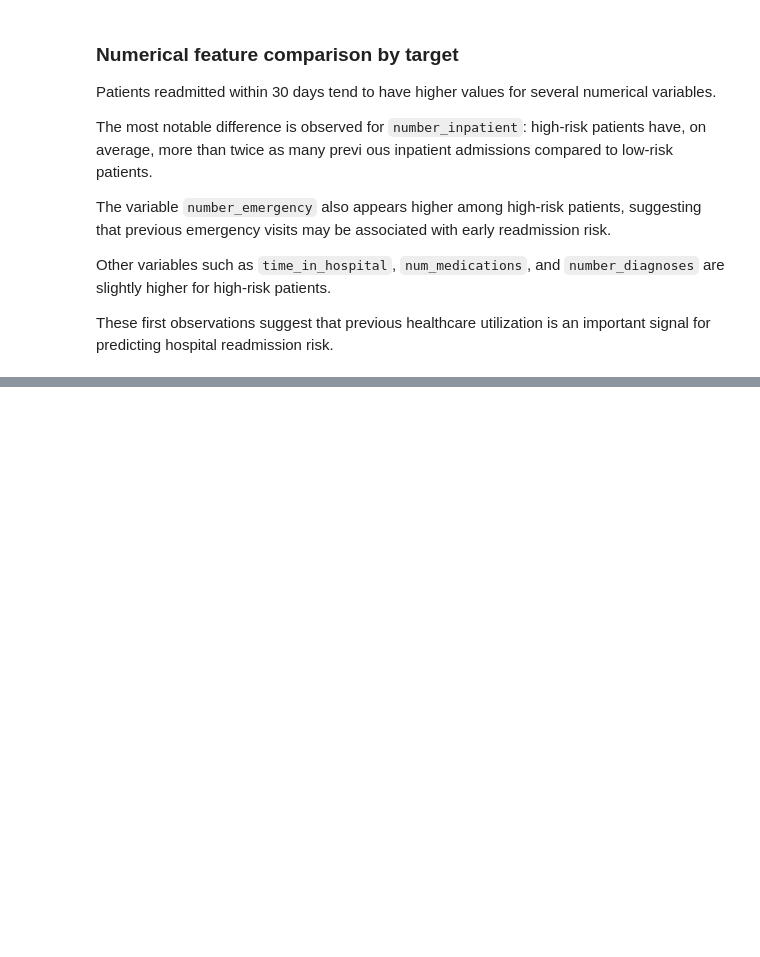
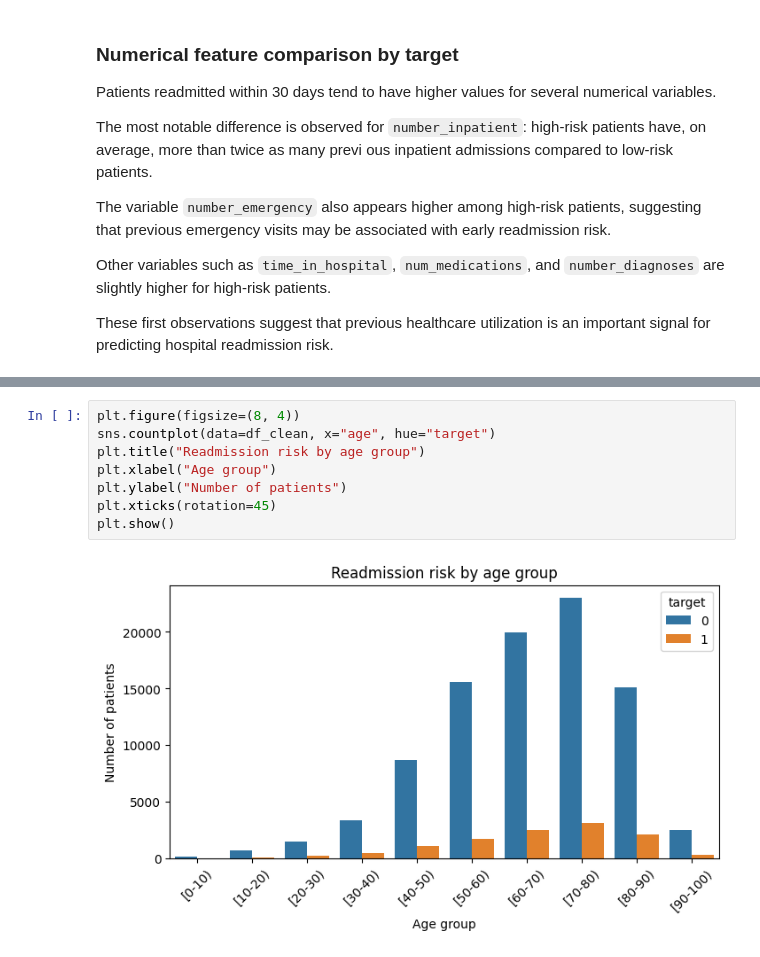
Before and after one commit to Ziyad-Mghari/End-to-End-ML-System-for-Hospital-Readmission-Risk-Prediction, a Jupyter notebook: notebooks/01_exploratory_data_analysis.ipynb, the cells around one changed output, grey strips where cells are left out. Cells and saved outputs as stored; diff of their text form; blank space fills up the shorter version.

```diff
--- a/notebooks/01_exploratory_data_analysis.ipynb
+++ b/notebooks/01_exploratory_data_analysis.ipynb
@@ -280,0 +384,10 @@ These first observations suggest that previous healthcare utilization is an impo
+# %%
+plt.figure(figsize=(8, 4))
+sns.countplot(data=df_clean, x="age", hue="target")
+plt.title("Readmission risk by age group")
+plt.xlabel("Age group")
+plt.ylabel("Number of patients")
+plt.xticks(rotation=45)
+plt.show()
+# %% [output]
+[figure, added]
```
Also changed, not shown: parts of 14 cells of this notebook.
